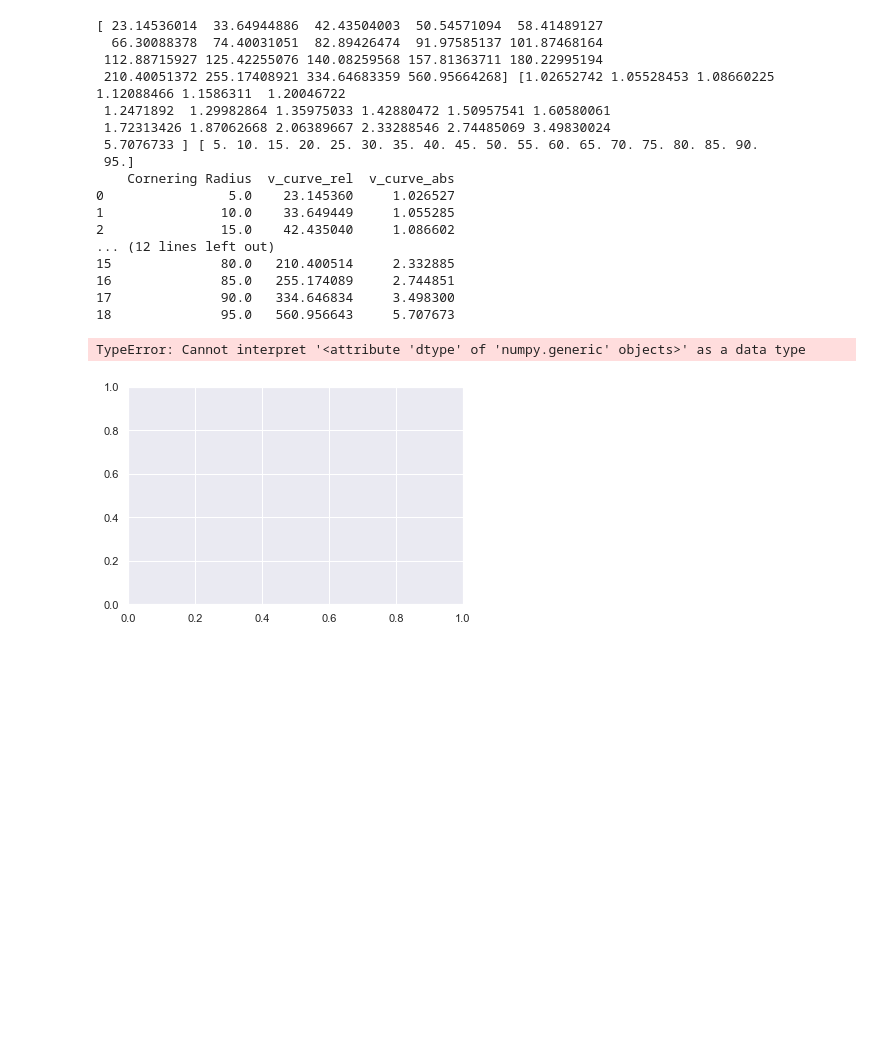
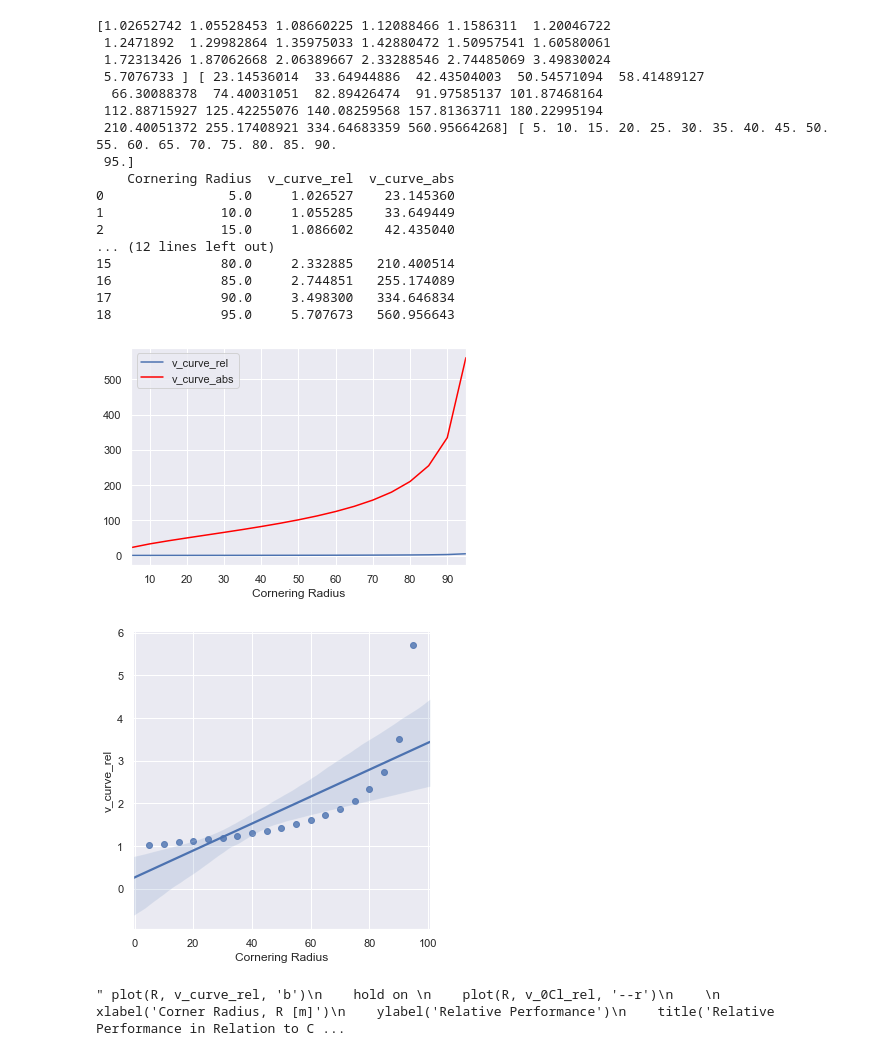
Before and after one commit to semibroiled/amda-aero, a Jupyter notebook: test.ipynb, the cells around one changed output. Saved outputs shown, nothing was run; the diff lists cells and outputs as text; code cells hidden in the pictures; blank space fills up the shorter version.

Commit message:
plot fix

```diff
--- a/test.ipynb
+++ b/test.ipynb
@@ -13,7 +13,7 @@ sns.set()
 from v_max import v_max
 from v_curve import v_curve
 
-v_rel, v_abs, R = v_curve(250, 0.8, 1, 5)
+v_abs, v_rel, R = v_curve(250, 0.8, 1, 5)
 print(v_rel, v_abs, R)
 
 df = pd.DataFrame({'Cornering Radius': R, 'v_curve_rel': v_rel, 'v_curve_abs': v_abs}, columns=['Cornering Radius','v_curve_rel', 'v_curve_abs'], dtype=float)
@@ -26,8 +26,8 @@ df.plot(kind='line',x='Cornering Radius',y='v_curve_abs', color='red', ax=ax)
 
 plt.show()
 
-#sns.lmplot(x='Cornering Radius', y='v_curve_rel', data= df)
-#plt.show()
+sns.lmplot(x='Cornering Radius', y='v_curve_rel', data= df)
+plt.show()
 
 
 
@@ -92,44 +92,45 @@ function topspeed_plot(P,A)
    plot(Cd, topspeed_plot,'b')
    ylabel('Theoretical Topspeed, v [km/h]')
    xlabel('Drag Coefficient, C^d')
    title('Topspeed Function over C^d')
    ylim([0, 300])
 
 end
 
 
 
 
 %%
 % Anmerkungen:
 %
 % 1)Should topspeed and v_max be combined or dispayed separately as is? Functions
 % based on varying P and A, since I didn't know their values. Was the demand to
 % form function on known P and A? If yes, the function need to be modified to
 % include them as constants as opposed to variables.
 %
 %
 %
 % 2) Does the plot make sense mathematically or is there an error there somewhere?
 %
 %'''
 # %% [output]
-[ 23.14536014  33.64944886  42.43504003  50.54571094  58.41489127
+[1.02652742 1.05528453 1.08660225 1.12088466 1.1586311  1.20046722
+ 1.2471892  1.29982864 1.35975033 1.42880472 1.50957541 1.60580061
+ 1.72313426 1.87062668 2.06389667 2.33288546 2.74485069 3.49830024
+ 5.7076733 ] [ 23.14536014  33.64944886  42.43504003  50.54571094  58.41489127
   66.30088378  74.40031051  82.89426474  91.97585137 101.87468164
  112.88715927 125.42255076 140.08259568 157.81363711 180.22995194
- 210.40051372 255.17408921 334.64683359 560.95664268] [1.02652742 1.05528453 1.08660225 1.12088466 1.1586311  1.20046722
- 1.2471892  1.29982864 1.35975033 1.42880472 1.50957541 1.60580061
- 1.72313426 1.87062668 2.06389667 2.33288546 2.74485069 3.49830024
- 5.7076733 ] [ 5. 10. 15. 20. 25. 30. 35. 40. 45. 50. 55. 60. 65. 70. 75. 80. 85. 90.
+ 210.40051372 255.17408921 334.64683359 560.95664268] [ 5. 10. 15. 20. 25. 30. 35. 40. 45. 50. 55. 60. 65. 70. 75. 80. 85. 90.
  95.]
     Cornering Radius  v_curve_rel  v_curve_abs
-0                5.0    23.145360     1.026527
-1               10.0    33.649449     1.055285
-2               15.0    42.435040     1.086602
+0                5.0     1.026527    23.145360
+1               10.0     1.055285    33.649449
+2               15.0     1.086602    42.435040
 ... (12 lines left out)
-15              80.0   210.400514     2.332885
-16              85.0   255.174089     2.744851
-17              90.0   334.646834     3.498300
-18              95.0   560.956643     5.707673
+15              80.0     2.332885   210.400514
+16              85.0     2.744851   255.174089
+17              90.0     3.498300   334.646834
+18              95.0     5.707673   560.956643
+[figure, new version]
+[figure, added]
-TypeError: Cannot interpret '<attribute 'dtype' of 'numpy.generic' objects>' as a data type
+" plot(R, v_curve_rel, 'b')\n    hold on \n    plot(R, v_0Cl_rel, '--r')\n    \n    xlabel('Corner Radius, R [m]')\n    ylabel('Relative Performance')\n    title('Relative Performance in Relation to C ...
-[figure, old version]
```
Also changed, not shown: 1 other file.
